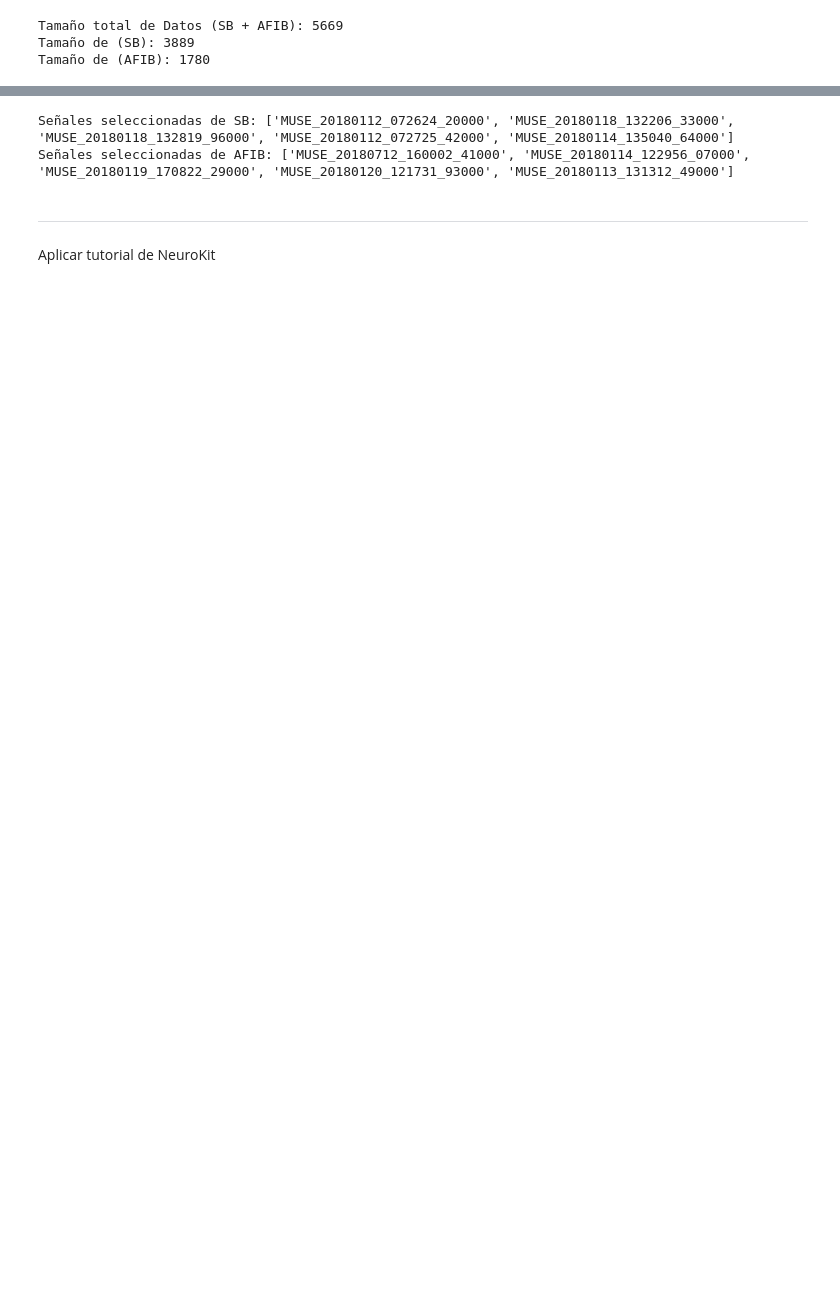
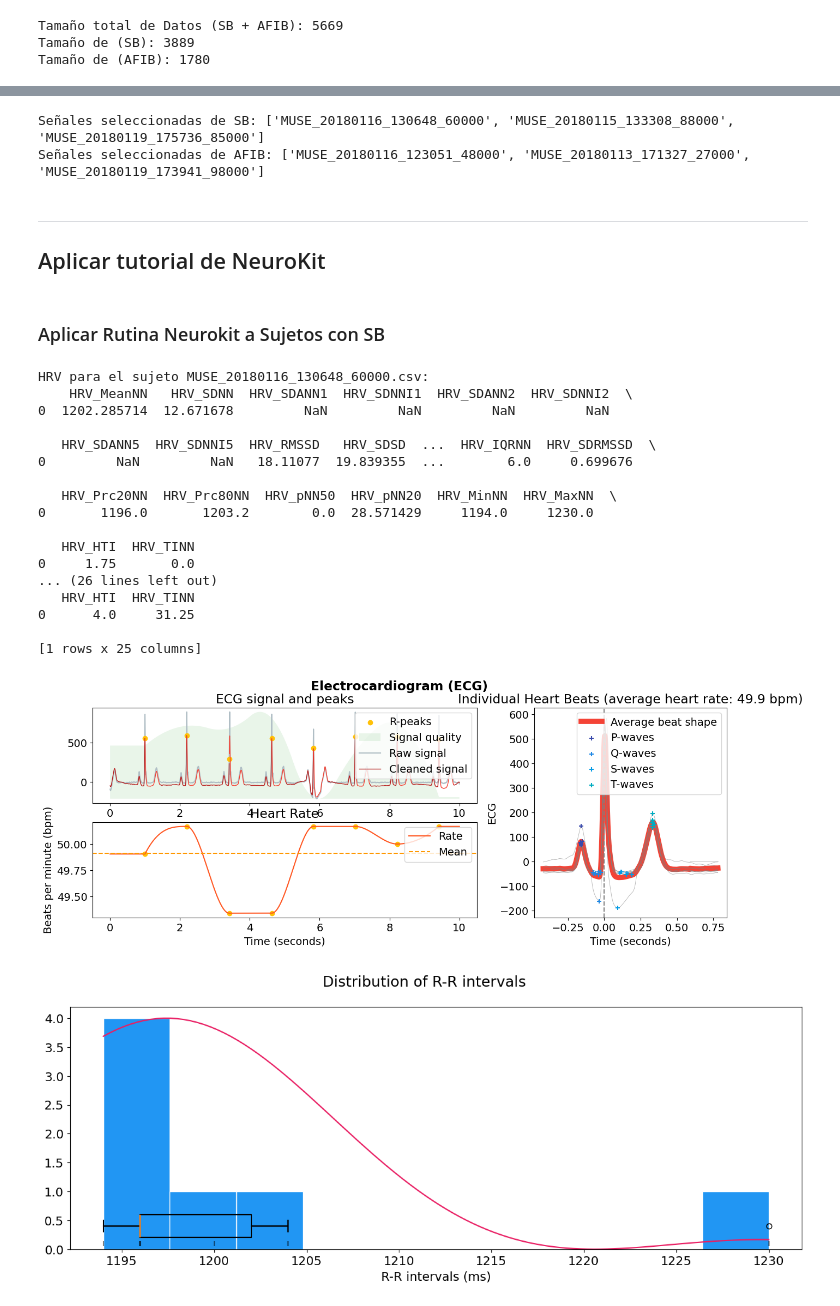
Before and after one commit to LuEnciso21/BIOSENALES24II, a Jupyter notebook: Proyecto4/P4_LuisaEnciso.ipynb, the cells around one changed output, grey strips where cells are left out. Saved outputs shown, nothing was run; the diff lists cells and outputs as text; code cells hidden in the pictures; blank space fills up the shorter version.

```diff
--- a/Proyecto4/P4_LuisaEnciso.ipynb
+++ b/Proyecto4/P4_LuisaEnciso.ipynb
@@ -92,12 +86,12 @@ if os.path.exists(archivo_seleccion):
     # Cargar los nombres de archivo previamente guardados
     with open(archivo_seleccion, "r") as f:
         seleccion = f.read().splitlines()
-    seleccion_SB = seleccion[:5]
-    seleccion_AFIB = seleccion[5:]
+    seleccion_SB = seleccion[:3]
+    seleccion_AFIB = seleccion[3:]
 else:
     # Si el archivo no existe, realizar una selección aleatoria y guardarla
-    seleccion_SB = random.sample(datos_SB['FileName'].tolist(), 5)
-    seleccion_AFIB = random.sample(datos_AFIB['FileName'].tolist(), 5)
+    seleccion_SB = random.sample(datos_SB['FileName'].tolist(), 3)
+    seleccion_AFIB = random.sample(datos_AFIB['FileName'].tolist(), 3)
 
     # Guardar solo los nombres de archivo en el archivo de texto
     with open(archivo_seleccion, "w") as f:
@@ -108,9 +102,72 @@ else:
 print("Señales seleccionadas de SB:", seleccion_SB)
 print("Señales seleccionadas de AFIB:", seleccion_AFIB)
 # %% [output]
-Señales seleccionadas de SB: ['MUSE_20180112_072624_20000', 'MUSE_20180118_132206_33000', 'MUSE_20180118_132819_96000', 'MUSE_20180112_072725_42000', 'MUSE_20180114_135040_64000']
-Señales seleccionadas de AFIB: ['MUSE_20180712_160002_41000', 'MUSE_20180114_122956_07000', 'MUSE_20180119_170822_29000', 'MUSE_20180120_121731_93000', 'MUSE_20180113_131312_49000']
+Señales seleccionadas de SB: ['MUSE_20180116_130648_60000', 'MUSE_20180115_133308_88000', 'MUSE_20180119_175736_85000']
+Señales seleccionadas de AFIB: ['MUSE_20180116_123051_48000', 'MUSE_20180113_171327_27000', 'MUSE_20180119_173941_98000']
 # %% [markdown]
 <hr>
 
-Aplicar tutorial de NeuroKit
+## Aplicar tutorial de NeuroKit
+# %%
+
+def neurokit_ecg(subject_list, data_path=r"C:\Users\luisa\Downloads\ECGDataDenoised\ECGDataDenoised", sampling_rate=500):
+    # Definir las columnas esperadas
+    columns = ['I', 'II', 'III', 'aVR', 'aVL', 'aVF', 'V1', 'V2', 'V3', 'V4', 'V5', 'V6']
+
+    # Recorrer la lista de sujetos
+    for subject_file in subject_list:
+        # Asegurarse de que la lista no tenga extensión y agregarla
+        subject_file_with_extension = f"{subject_file}.csv"
+
+        # Ruta del archivo CSV del sujeto
+        data_subject = os.path.join(data_path, subject_file_with_extension)
+
+        # Cargar el archivo CSV con las columnas especificadas
+        df = pd.read_csv(data_subject, delimiter=',', names=columns)
+
+        # Asegurarse de que la columna 'II' está presente
+        if 'II' not in df.columns:
+            raise ValueError(f"La columna 'II' no se encuentra en el archivo {subject_file_with_extension}")
+
+        # Extraer la derivación II (la señal original)
+        signal = df['II'].to_numpy()  # Almacenar como un array de numpy
+
+        # Procesar la señal ECG con NeuroKit2
+        ecg_Signals_Process, infoProcess = nk.ecg_process(signal, sampling_rate=sampling_rate)
+
+        # Graficar los primeros 5000 puntos de la señal procesada
+        nk.ecg_plot(ecg_Signals_Process[:5000], infoProcess)
+
+        # Detectar picos en la señal
+        Peaks, infopeaks = nk.ecg_peaks(signal, sampling_rate=sampling_rate)
+
+        # Calcular la variabilidad de la frecuencia cardíaca (HRV) en el dominio del tiempo
+        hrv_time_ = nk.hrv_time(Peaks, sampling_rate=sampling_rate, show=True)
+
+        # Mostrar el resultado de HRV
+        print(f"HRV para el sujeto {subject_file_with_extension}:")
+        print(hrv_time_)
+# %% [markdown]
+### Aplicar Rutina Neurokit a Sujetos con SB
+# %%
+neurokit_ecg(seleccion_SB)
+# %% [output]
+HRV para el sujeto MUSE_20180116_130648_60000.csv:
+    HRV_MeanNN   HRV_SDNN  HRV_SDANN1  HRV_SDNNI1  HRV_SDANN2  HRV_SDNNI2  \
+0  1202.285714  12.671678         NaN         NaN         NaN         NaN
+
+   HRV_SDANN5  HRV_SDNNI5  HRV_RMSSD   HRV_SDSD  ...  HRV_IQRNN  HRV_SDRMSSD  \
+0         NaN         NaN   18.11077  19.839355  ...        6.0     0.699676
+
+   HRV_Prc20NN  HRV_Prc80NN  HRV_pNN50  HRV_pNN20  HRV_MinNN  HRV_MaxNN  \
+0       1196.0       1203.2        0.0  28.571429     1194.0     1230.0
+
+   HRV_HTI  HRV_TINN
+0     1.75       0.0
+... (26 lines left out)
+   HRV_HTI  HRV_TINN
+0      4.0     31.25
+
+[1 rows x 25 columns]
+[figure, added]
+[figure, added]
```
Also changed, not shown: parts of 16 cells of this notebook, 2 other files.
